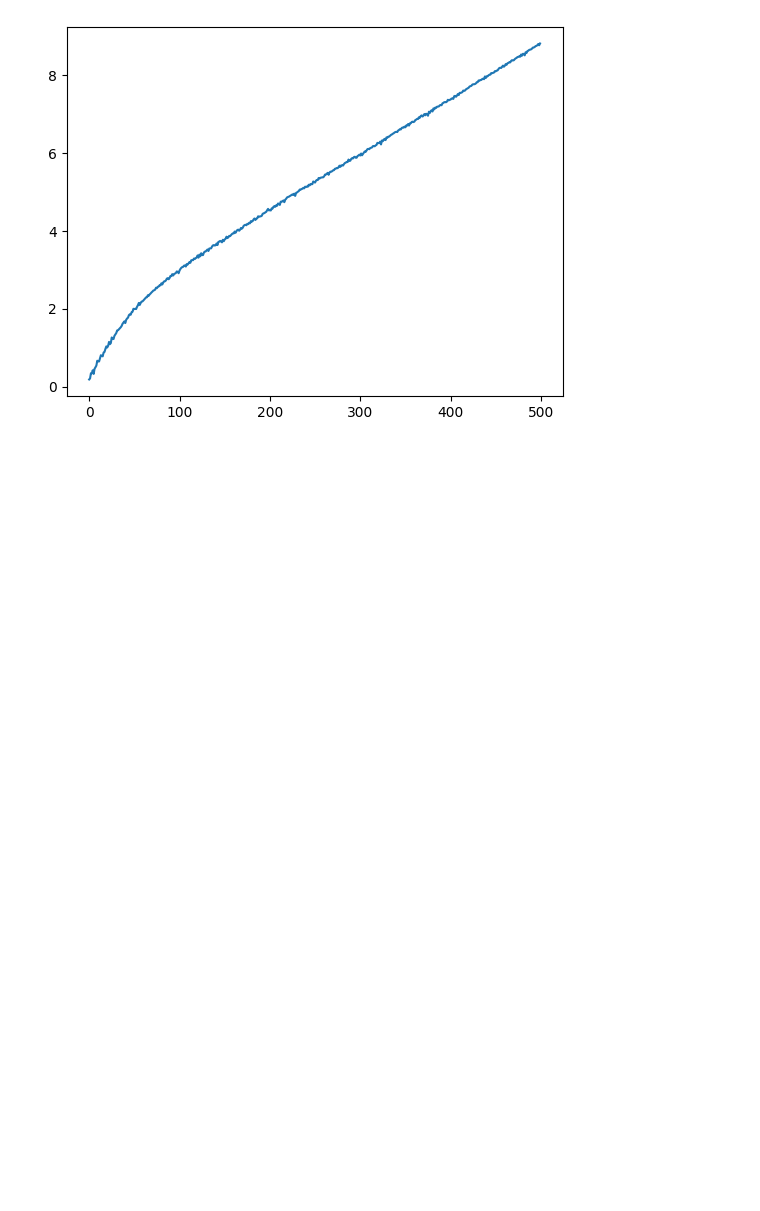
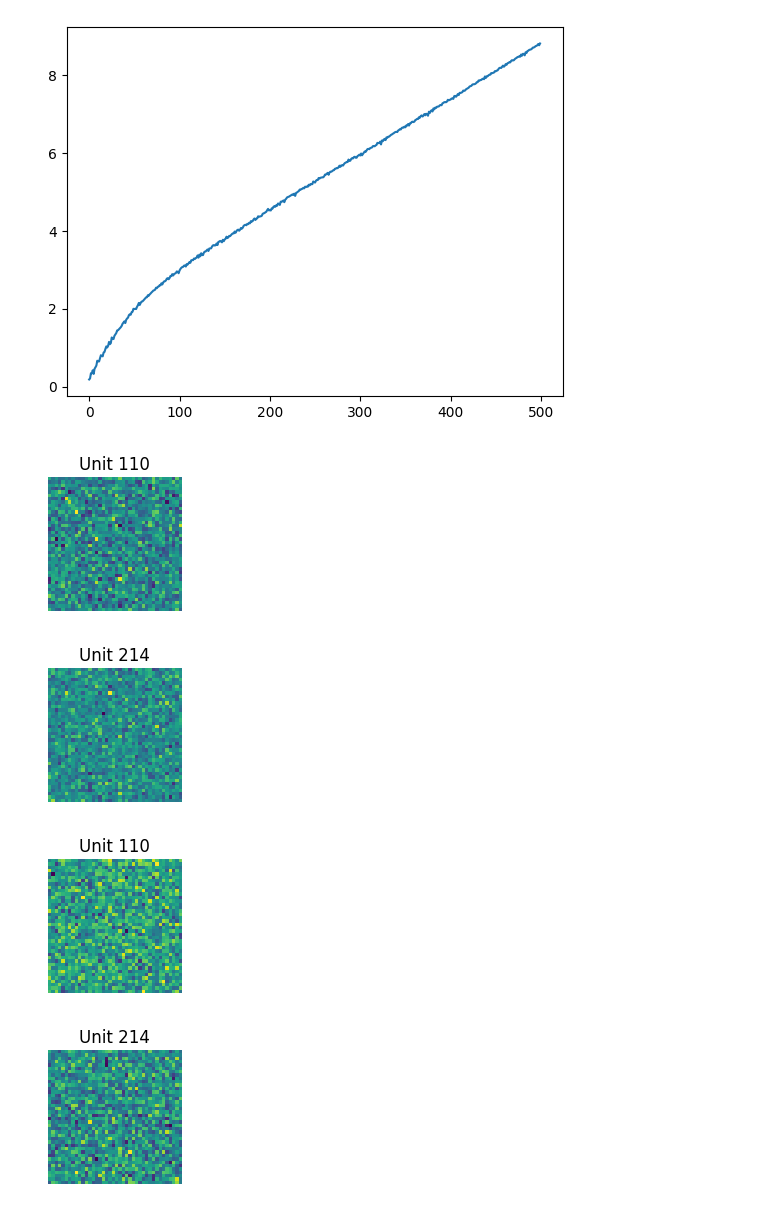
Before and after one commit to lacykaltgr/hvae, a Jupyter notebook: eval_notebooks/tdvae_mei.ipynb, the cells around one changed output. Saved outputs shown, nothing was run; the diff lists cells and outputs as text; code cells hidden in the pictures; blank space fills up the shorter version.

```diff
--- a/eval_notebooks/tdvae_mei.ipynb
+++ b/eval_notebooks/tdvae_mei.ipynb
@@ -26,7 +26,7 @@ def operation(target_unit):
         to_query = torch.flatten(target, start_dim=1)
         to_add = -losses["kl_div"] * kl_scaler
         loss = torch.mean(to_query[:, target_unit], dim=0) + to_add
-        return loss
+        return -loss
     return op
 # %%
 from meitorch.mei import MEI
@@ -477,0 +285,48 @@ plot(texture_results[0].loss_history)
+# %%
+nn_mei_config = dict(
+    iter_n=500,
+    save_every=100,        # save image every n iterations
+    bias=0,               # bias of the image
+    scale=1,              # scaling of the image
+    n_samples =64,
+
+    diverse=None,
+
+    #transformations
+    scaler=None,              # scaling of the image (float or schedule)
+    jitter=None,             # size of translational jittering
+
+    #normalization/clipping
+    train_norm=None,        # norm adjustment during step
+    norm=None,              # norm adjustment after step
+    clip=None,
+
+    #optmizer
+    optimizer="adam",
+    optimizer_params=dict(
+        lr=0.01,        # scaling of gradient steps (float or schedule) = learning rate
+        #step_size=LinearSchedule(2, 0.125)
+    ),
+
+    #preconditioning
+    precond=None,            # strength of gradient preconditioning filter falloff (float or schedule)
+
+    #denoiser
+    denoiser=None,
+    denoiser_params=dict(
+        #sigma=LinearSchedule(1, 0.01)
+        #reguralization_scaler=0.1,
+        #lr=0.1,
+        #num_iters=100,
+    ),
+
+    net = GenerativeConvNet([1, 8, 16, 8], shape=(1, 40,40), kernel_size=3)
+
+)
+# %%
+texture_results, non_texture_results = run_nn_config(nn_mei_config, save="var_01_10_kl_0")
+# %% [output]
+[figure, added]
+[figure, added]
+[figure, added]
+[figure, added]
```
Also changed, not shown: parts of 12 cells of this notebook.
